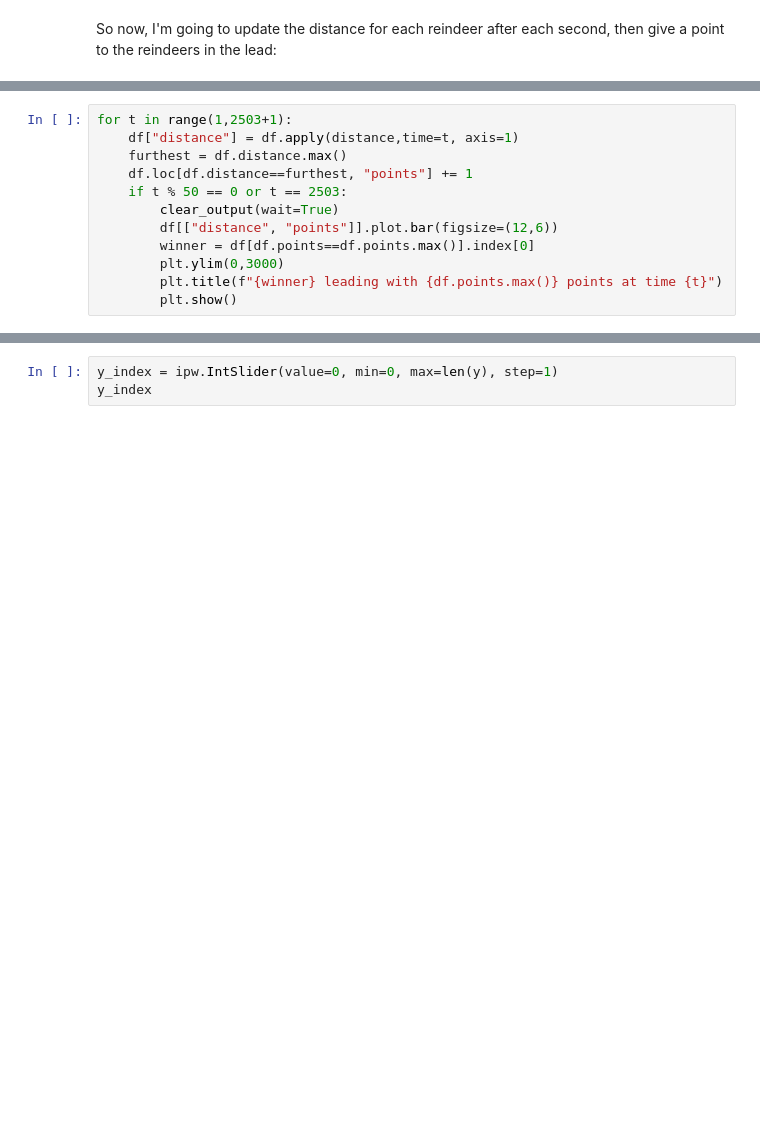
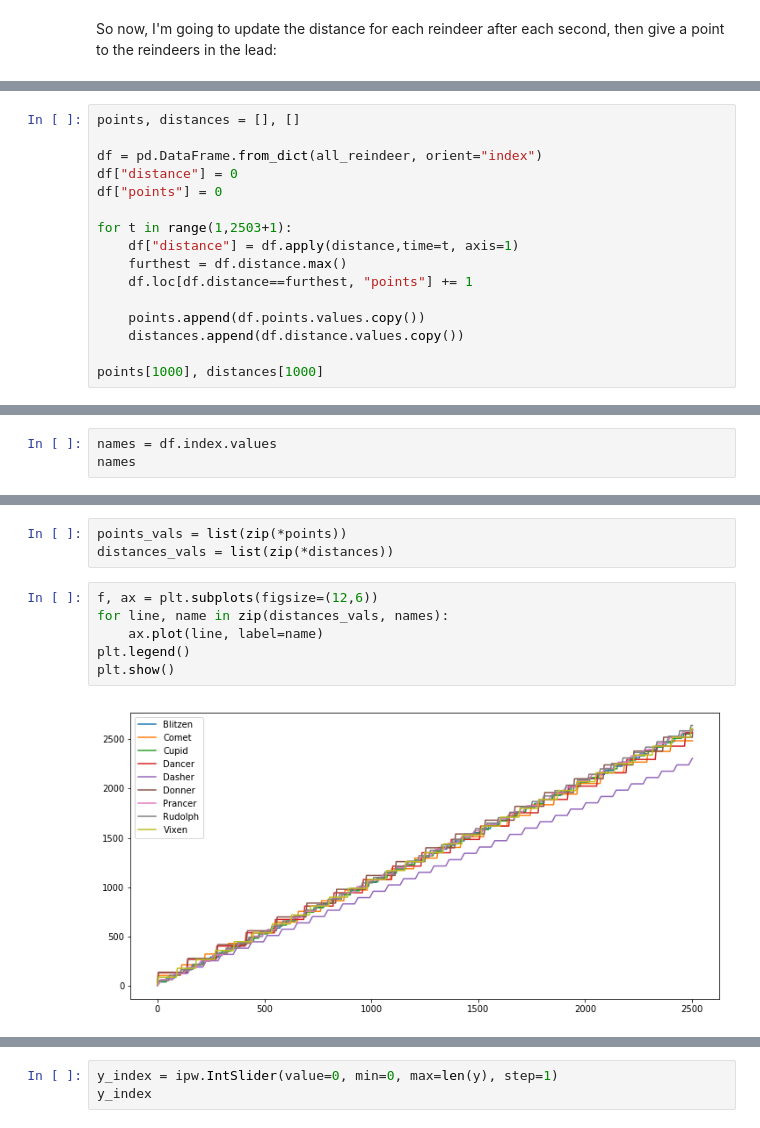
Before and after one commit to khalido/adventofcode, a Jupyter notebook: advent2015/Day 14 Reindeer Olympics.ipynb, the cells around one changed output, grey strips where cells are left out. Drawn from its saved outputs; the diff is of its cells as text; blank space fills up the shorter version.

```diff
--- a/advent2015/Day 14 Reindeer Olympics.ipynb
+++ b/advent2015/Day 14 Reindeer Olympics.ipynb
@@ -194,12 +190,0 @@ now to animate this properly in plotly or using matplotlib.animation. I thought
-# %%
-for t in range(1,2503+1):
-    df["distance"] = df.apply(distance,time=t, axis=1)
-    furthest = df.distance.max()
-    df.loc[df.distance==furthest, "points"] += 1
-    if t % 50 == 0 or t == 2503:
-        clear_output(wait=True)
-        df[["distance", "points"]].plot.bar(figsize=(12,6))
-        winner = df[df.points==df.points.max()].index[0]
-        plt.ylim(0,3000)
-        plt.title(f"{winner} leading with {df.points.max()} points at time {t}")
-        plt.show()
@@ -226,0 +191,16 @@ array([[13, 47, 44, 66, 10, 10, 53, 29, 10, 12],
+# %%
+points, distances = [], []
+
+df = pd.DataFrame.from_dict(all_reindeer, orient="index")
+df["distance"] = 0
+df["points"] = 0
+
+for t in range(1,2503+1):
+    df["distance"] = df.apply(distance,time=t, axis=1)
+    furthest = df.distance.max()
+    df.loc[df.distance==furthest, "points"] += 1
+
+    points.append(df.points.values.copy())
+    distances.append(df.distance.values.copy())
+
+points[1000], distances[1000]
@@ -226,0 +210,3 @@ array([[13, 47, 44, 66, 10, 10, 53, 29, 10, 12],
+# %%
+names = df.index.values
+names
@@ -226,0 +229,11 @@ array([[13, 47, 44, 66, 10, 10, 53, 29, 10, 12],
+# %%
+points_vals = list(zip(*points))
+distances_vals = list(zip(*distances))
+# %%
+f, ax = plt.subplots(figsize=(12,6))
+for line, name in zip(distances_vals, names):
+    ax.plot(line, label=name)
+plt.legend()
+plt.show()
+# %% [output]
+[figure, added]
```
Also changed, not shown: parts of 15 cells of this notebook, 1 other file.
